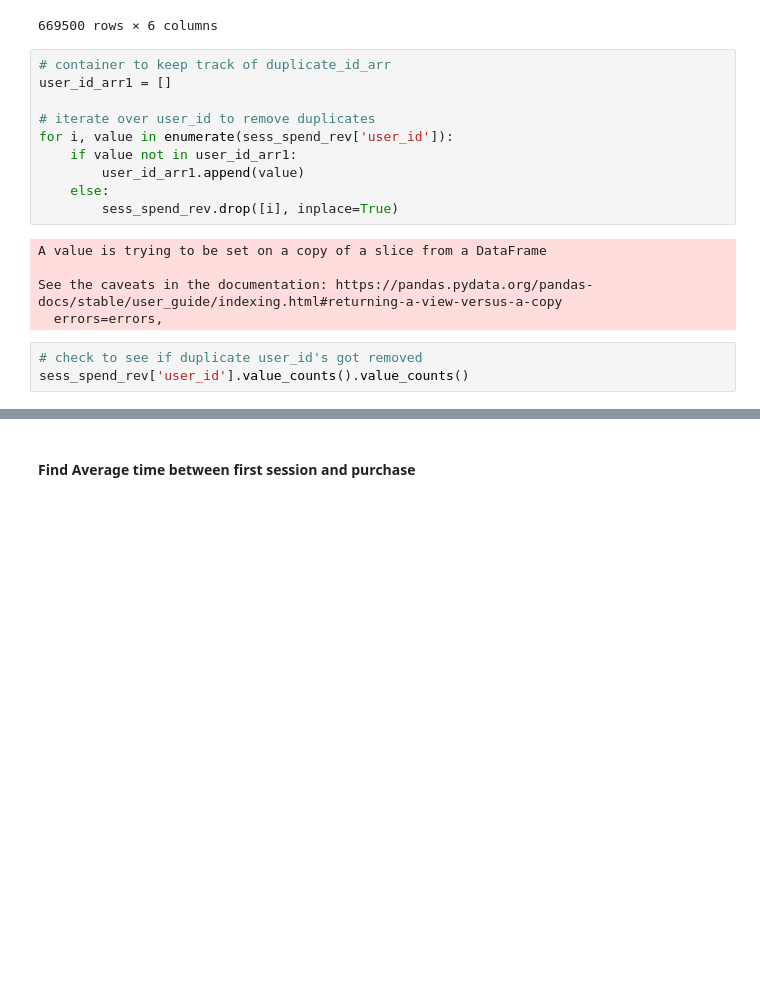
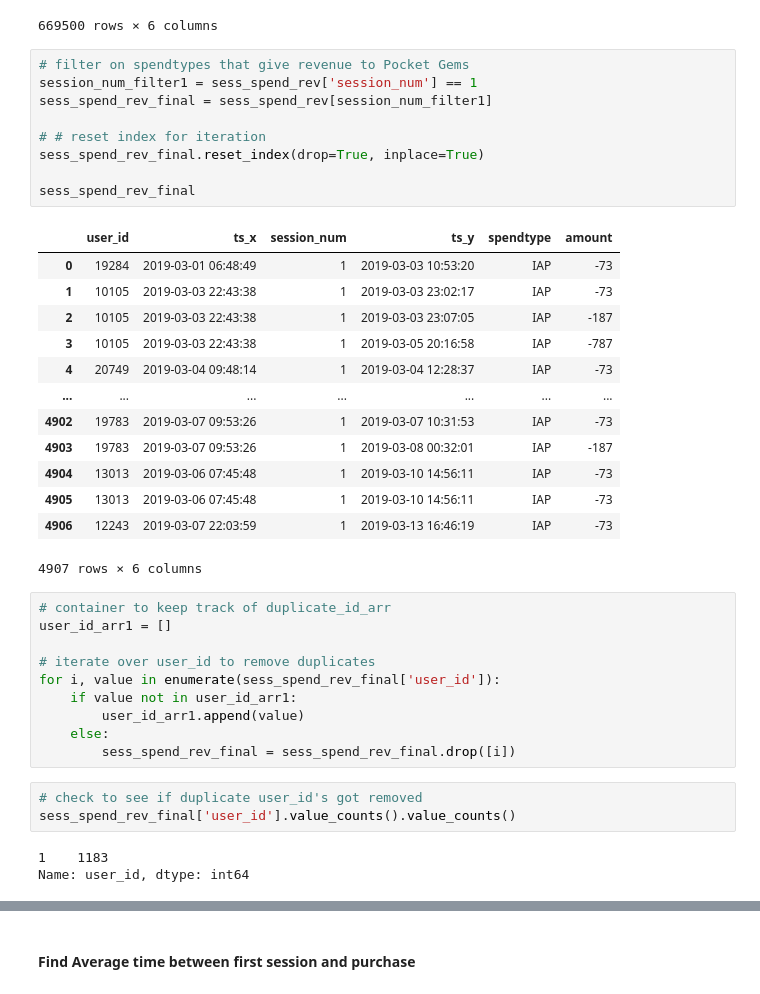
Before and after one commit to ericyeonpark/pg_data_exploratory_analysis, a Jupyter notebook: data_exploration_Eric_Park.ipynb, the cells around one changed output, grey strips where cells are left out. Cells and saved outputs as stored; diff of their text form; blank space fills up the shorter version.

```diff
--- a/data_exploration_Eric_Park.ipynb
+++ b/data_exploration_Eric_Park.ipynb
@@ -470,21 +471,42 @@ sess_spend_rev
 | 669498 | 12243 | 2019-03-24 04:18:02 | 34 | 2019-03-13 16:46:19 | IAP | -73 |
 | 669499 | 12243 | 2019-04-08 01:38:29 | 35 | 2019-03-13 16:46:19 | IAP | -73 |
 669500 rows × 6 columns
+# %%
+# filter on spendtypes that give revenue to Pocket Gems
+session_num_filter1 = sess_spend_rev['session_num'] == 1
+sess_spend_rev_final = sess_spend_rev[session_num_filter1]
+
+# # reset index for iteration
+sess_spend_rev_final.reset_index(drop=True, inplace=True)
+
+sess_spend_rev_final
+# %% [output]
+|  | user_id | ts_x | session_num | ts_y | spendtype | amount |
+| 0 | 19284 | 2019-03-01 06:48:49 | 1 | 2019-03-03 10:53:20 | IAP | -73 |
+| 1 | 10105 | 2019-03-03 22:43:38 | 1 | 2019-03-03 23:02:17 | IAP | -73 |
+| 2 | 10105 | 2019-03-03 22:43:38 | 1 | 2019-03-03 23:07:05 | IAP | -187 |
+| 3 | 10105 | 2019-03-03 22:43:38 | 1 | 2019-03-05 20:16:58 | IAP | -787 |
+| 4 | 20749 | 2019-03-04 09:48:14 | 1 | 2019-03-04 12:28:37 | IAP | -73 |
+| ... | ... | ... | ... | ... | ... | ... |
+| 4902 | 19783 | 2019-03-07 09:53:26 | 1 | 2019-03-07 10:31:53 | IAP | -73 |
+| 4903 | 19783 | 2019-03-07 09:53:26 | 1 | 2019-03-08 00:32:01 | IAP | -187 |
+| 4904 | 13013 | 2019-03-06 07:45:48 | 1 | 2019-03-10 14:56:11 | IAP | -73 |
+| 4905 | 13013 | 2019-03-06 07:45:48 | 1 | 2019-03-10 14:56:11 | IAP | -73 |
+| 4906 | 12243 | 2019-03-07 22:03:59 | 1 | 2019-03-13 16:46:19 | IAP | -73 |
+4907 rows × 6 columns
 # %%
 # container to keep track of duplicate_id_arr
 user_id_arr1 = []
 
 # iterate over user_id to remove duplicates
-for i, value in enumerate(sess_spend_rev['user_id']):
+for i, value in enumerate(sess_spend_rev_final['user_id']):
     if value not in user_id_arr1:
         user_id_arr1.append(value)
     else:
-        sess_spend_rev.drop([i], inplace=True)
+        sess_spend_rev_final = sess_spend_rev_final.drop([i])
-# %% [output]
-A value is trying to be set on a copy of a slice from a DataFrame
-
-See the caveats in the documentation: https://pandas.pydata.org/pandas-docs/stable/user_guide/indexing.html#returning-a-view-versus-a-copy
-  errors=errors,
 # %%
 # check to see if duplicate user_id's got removed
-sess_spend_rev['user_id'].value_counts().value_counts()
+sess_spend_rev_final['user_id'].value_counts().value_counts()
+# %% [output]
+1    1183
+Name: user_id, dtype: int64
```
Also changed, not shown: parts of 8 cells of this notebook.
